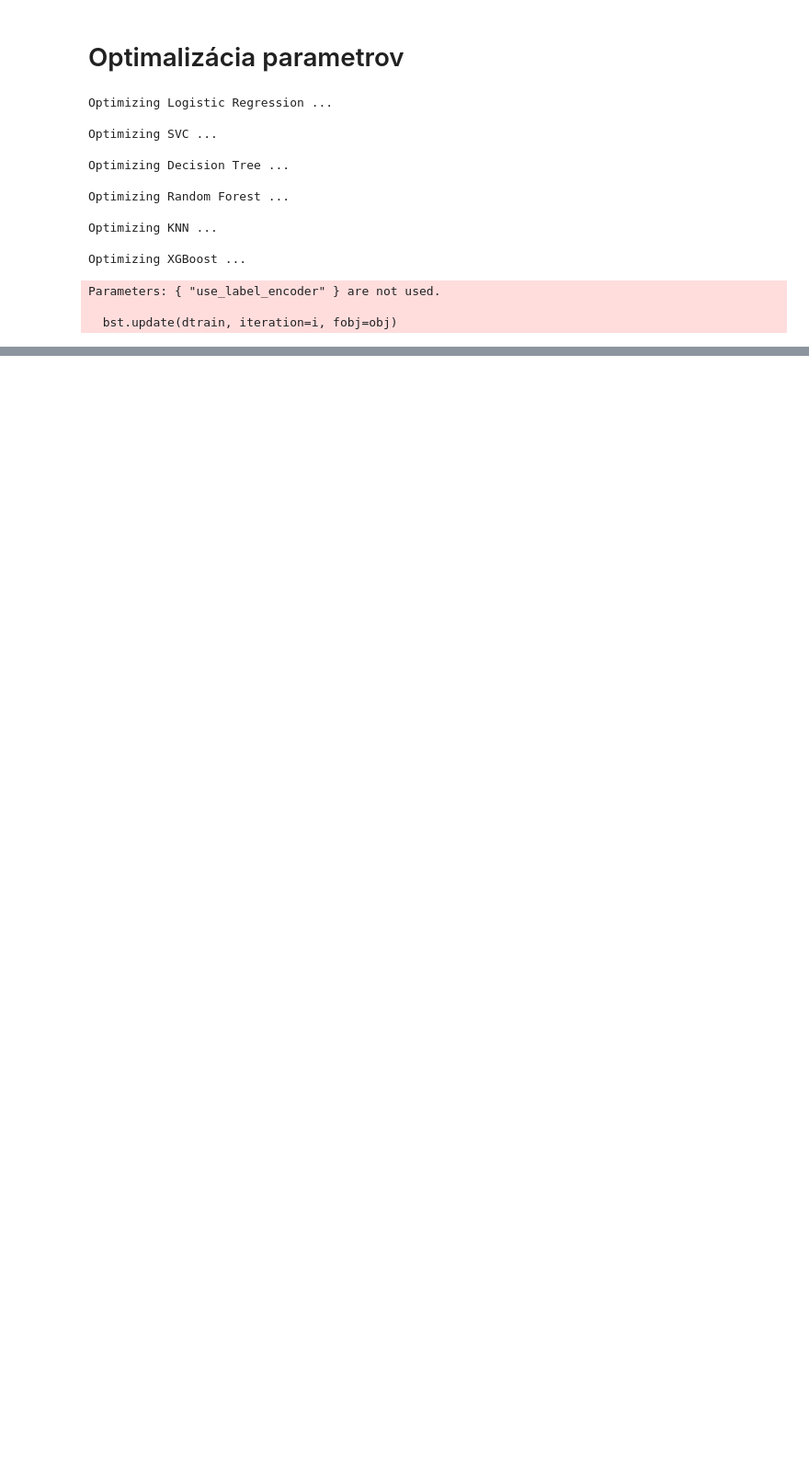
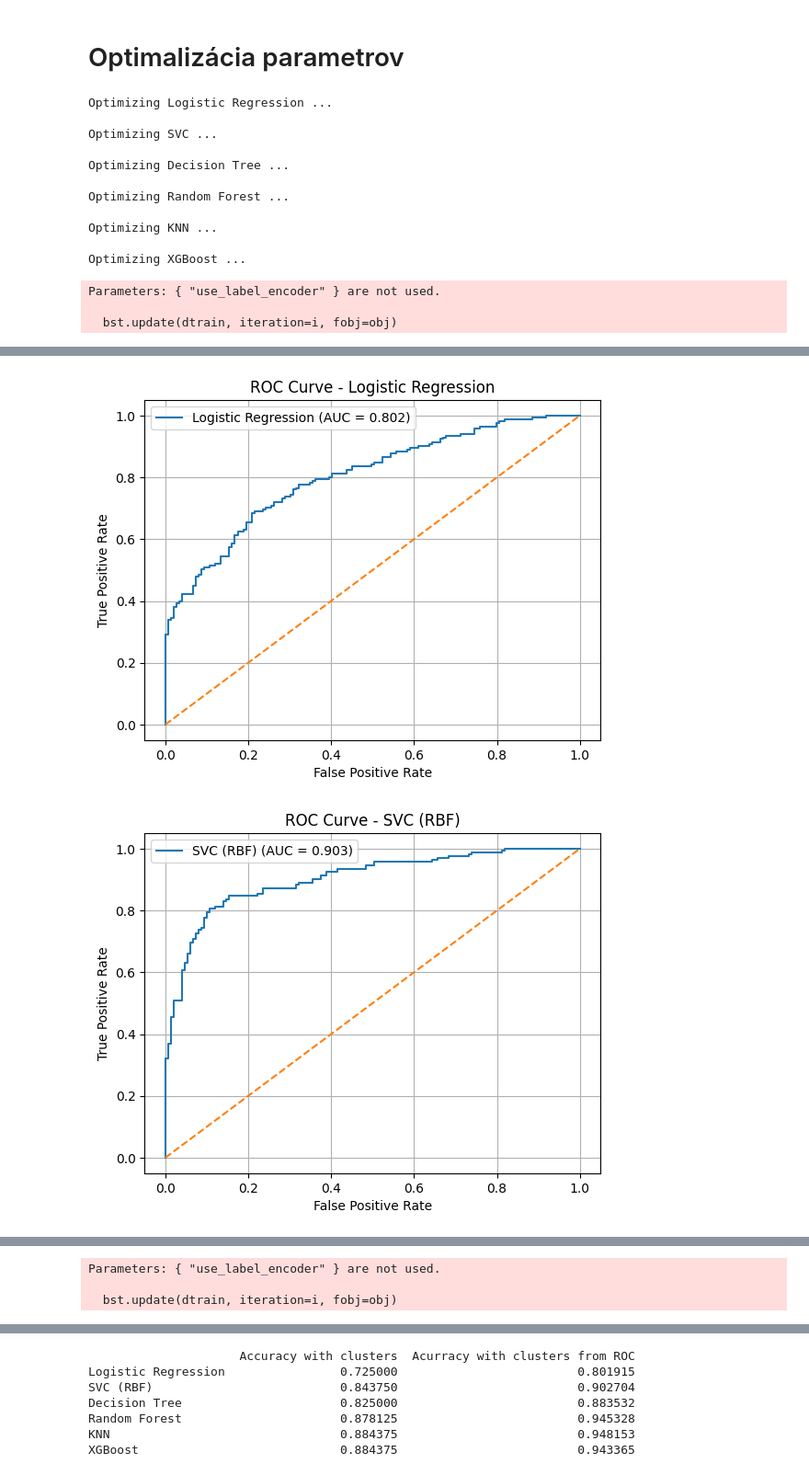
Before and after one commit to kubukaban/machine-learning-projekt, a Jupyter notebook: projektv2.ipynb, the cells around one changed output, grey strips where cells are left out. Shown at 92% size. Saved outputs shown, nothing was run; the diff lists cells and outputs as text; code cells hidden in the pictures; blank space fills up the shorter version.

```diff
--- a/projektv2.ipynb
+++ b/projektv2.ipynb
@@ -611,0 +684,8 @@ XGBoost              0.825000           0.893795
+# %%
+X_train, X_test, y_train, y_test = train_test_split(
+    X, y, test_size=0.2, stratify=y, random_state=42
+)
+
+scaler = StandardScaler()
+X_train = scaler.fit_transform(X_train)
+X_test = scaler.transform(X_test)
@@ -611,0 +740,6 @@ XGBoost              0.825000           0.893795
+# %%
+results_df = pd.DataFrame(results, columns=[
+    "Model", "Best CV Accuracy", "Test Accuracy", "Best Parameters"
+])
+
+results_df
@@ -611,0 +754,5 @@ XGBoost              0.825000           0.893795
+# %%
+best_params = {}
+for i, row in results_df.iterrows():
+    best_params[row["Model"]] = row["Best Parameters"]
+best_params
@@ -611,0 +777,45 @@ XGBoost              0.825000           0.893795
+# %%
+### Final evaluation with best parameters  and ROC curves ###
+
+
+X_train, X_test, y_train, y_test = train_test_split(
+    X, y, test_size=0.2, random_state=42, stratify=y
+)
+
+scaler = StandardScaler()
+X_train = scaler.fit_transform(X_train)
+X_test = scaler.transform(X_test)
+accuracy_scores2 = {}
+
+models = {
+    "Logistic Regression": LogisticRegression(**best_params["Logistic Regression"]),
+    "SVC (RBF)": SVC(probability = True, **best_params["SVC"]),
+    "Decision Tree": DecisionTreeClassifier(**best_params["Decision Tree"]),
+    "Random Forest": RandomForestClassifier(**best_params["Random Forest"]),
+    "KNN": KNeighborsClassifier(**best_params["KNN"]),
+    "XGBoost": xgb.XGBClassifier(use_label_encoder=False, eval_metric='logloss',**best_params["XGBoost"])
+}
+for name, model in models.items():
+    model.fit(X_train, y_train)
+
+    # Get probability predictions
+    y_prob = model.predict_proba(X_test)[:, 1]
+    # Compute ROC
+    fpr, tpr, thresholds = roc_curve(y_test, y_prob)
+    auc = roc_auc_score(y_test, y_prob)
+    accuracy_scores2[name] = (model.score(X_test, y_test),auc)
+    # Plot
+    plt.figure()
+    plt.plot(fpr, tpr, label=f"{name} (AUC = {auc:.3f})")
+    plt.plot([0,1], [0,1], linestyle="--")  # random guess line
+    plt.xlabel("False Positive Rate")
+    plt.ylabel("True Positive Rate")
+    plt.title(f"ROC Curve - {name}")
+    plt.legend()
+    plt.grid(True)
+    plt.show()
+accuracy_scores2 = pd.DataFrame.from_dict(accuracy_scores2, orient='index', columns=['Accuracy with clusters', 'Acurracy with clusters from ROC'])
+print(accuracy_scores2)
+# %% [output]
+[figure, added]
+[figure, added]
@@ -611,0 +825,3 @@ XGBoost              0.825000           0.893795
+Parameters: { "use_label_encoder" } are not used.
+
+  bst.update(dtrain, iteration=i, fobj=obj)
@@ -611,0 +829,7 @@ XGBoost              0.825000           0.893795
+                     Accuracy with clusters  Acurracy with clusters from ROC
+Logistic Regression                0.725000                         0.801915
+SVC (RBF)                          0.843750                         0.902704
+Decision Tree                      0.825000                         0.883532
+Random Forest                      0.878125                         0.945328
+KNN                                0.884375                         0.948153
+XGBoost                            0.884375                         0.943365
```
Also changed, not shown: parts of 17 cells of this notebook.
